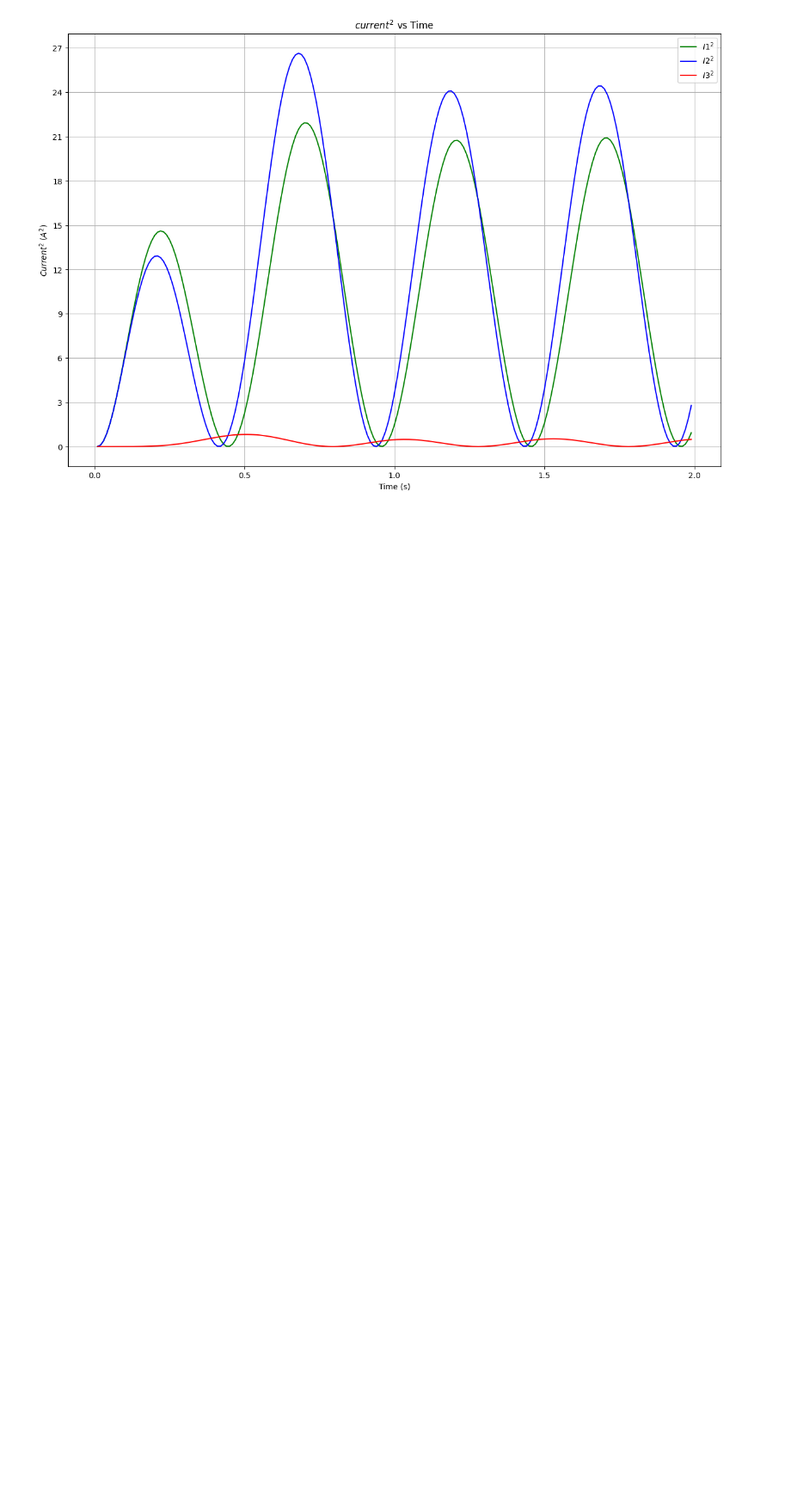
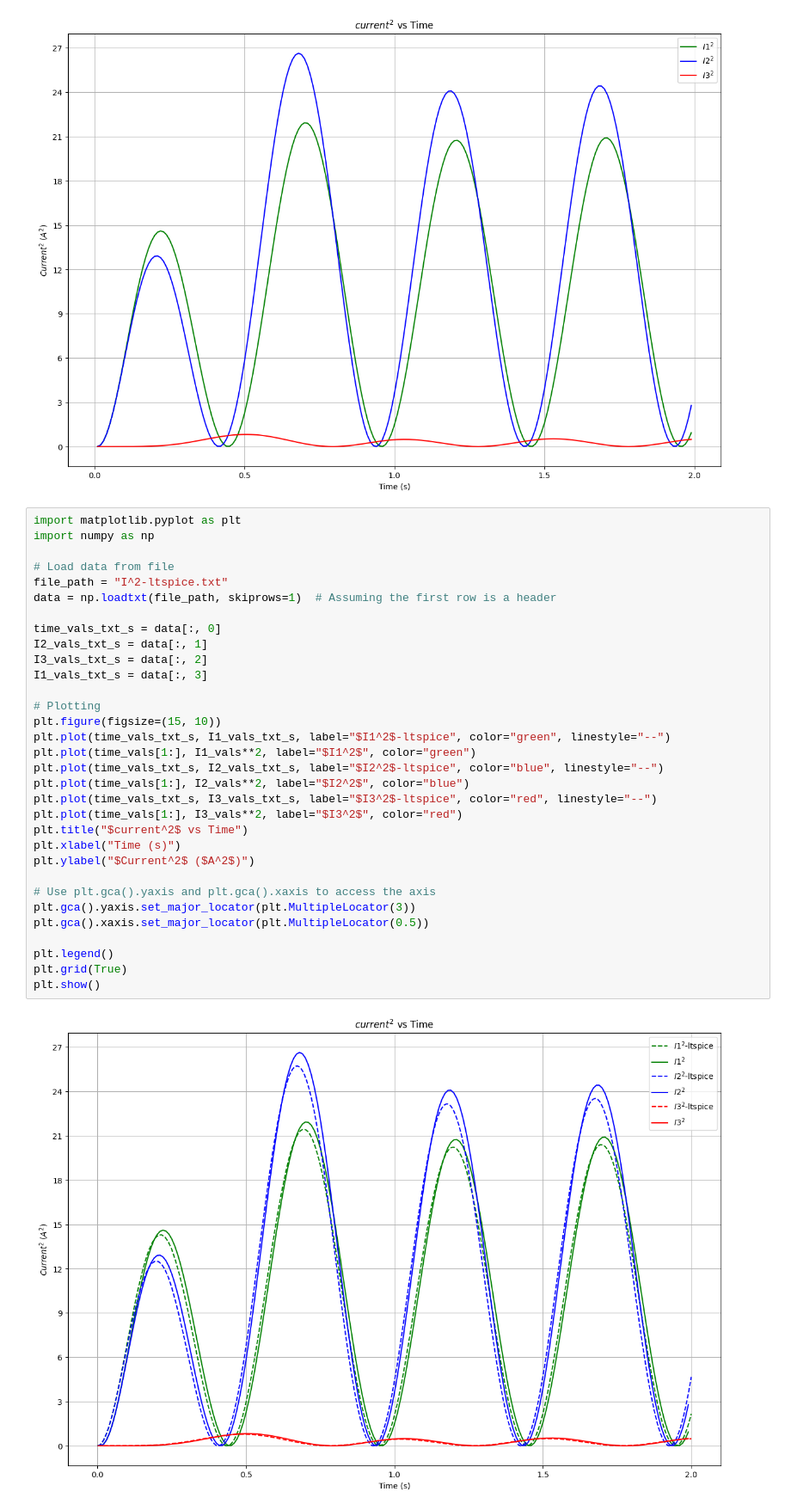
Before and after one commit to faliqadlan/rlc-coupled-system, a Jupyter notebook: answer.ipynb, the cells around one changed output. Shown at 86% size. Saved outputs shown, nothing was run; the diff lists cells and outputs as text; blank space fills up the shorter version.

```diff
--- a/answer.ipynb
+++ b/answer.ipynb
@@ -206,3 +246,37 @@ plt.grid(True)
 plt.show()
 # %% [output]
 [figure]
+# %%
+import matplotlib.pyplot as plt
+import numpy as np
+
+# Load data from file
+file_path = "I^2-ltspice.txt"
+data = np.loadtxt(file_path, skiprows=1)  # Assuming the first row is a header
+
+time_vals_txt_s = data[:, 0]
+I2_vals_txt_s = data[:, 1]
+I3_vals_txt_s = data[:, 2]
+I1_vals_txt_s = data[:, 3]
+
+# Plotting
+plt.figure(figsize=(15, 10))
+plt.plot(time_vals_txt_s, I1_vals_txt_s, label="$I1^2$-ltspice", color="green", linestyle="--")
+plt.plot(time_vals[1:], I1_vals**2, label="$I1^2$", color="green")
+plt.plot(time_vals_txt_s, I2_vals_txt_s, label="$I2^2$-ltspice", color="blue", linestyle="--")
+plt.plot(time_vals[1:], I2_vals**2, label="$I2^2$", color="blue")
+plt.plot(time_vals_txt_s, I3_vals_txt_s, label="$I3^2$-ltspice", color="red", linestyle="--")
+plt.plot(time_vals[1:], I3_vals**2, label="$I3^2$", color="red")
+plt.title("$current^2$ vs Time")
+plt.xlabel("Time (s)")
+plt.ylabel("$Current^2$ ($A^2$)")
+
+# Use plt.gca().yaxis and plt.gca().xaxis to access the axis
+plt.gca().yaxis.set_major_locator(plt.MultipleLocator(3))
+plt.gca().xaxis.set_major_locator(plt.MultipleLocator(0.5))
+
+plt.legend()
+plt.grid(True)
+plt.show()
+# %% [output]
+[figure, added]
```
Also changed, not shown: parts of 1 cell of this notebook, 3 other files.
